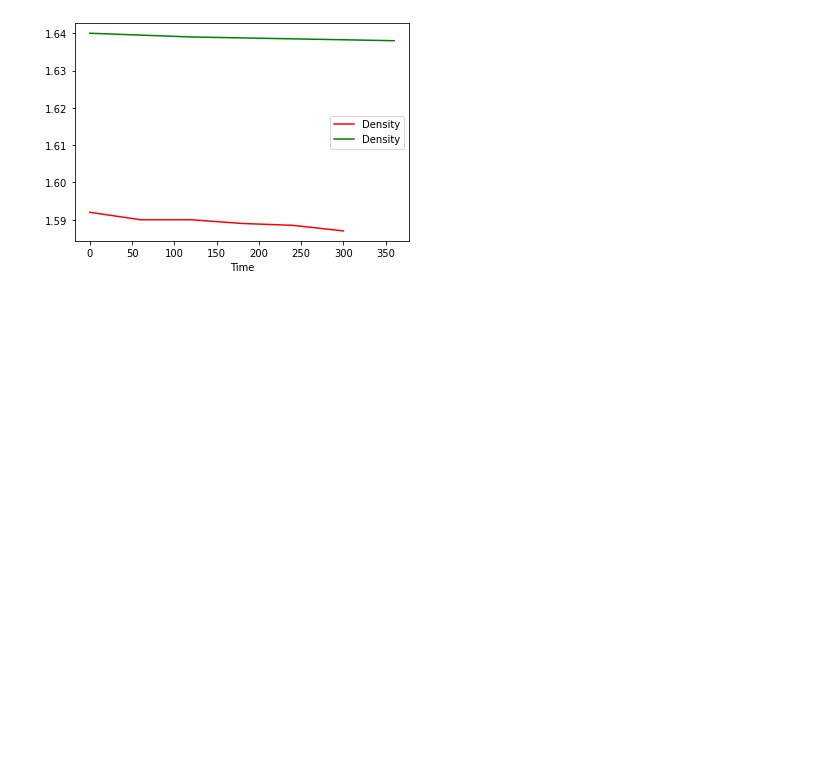
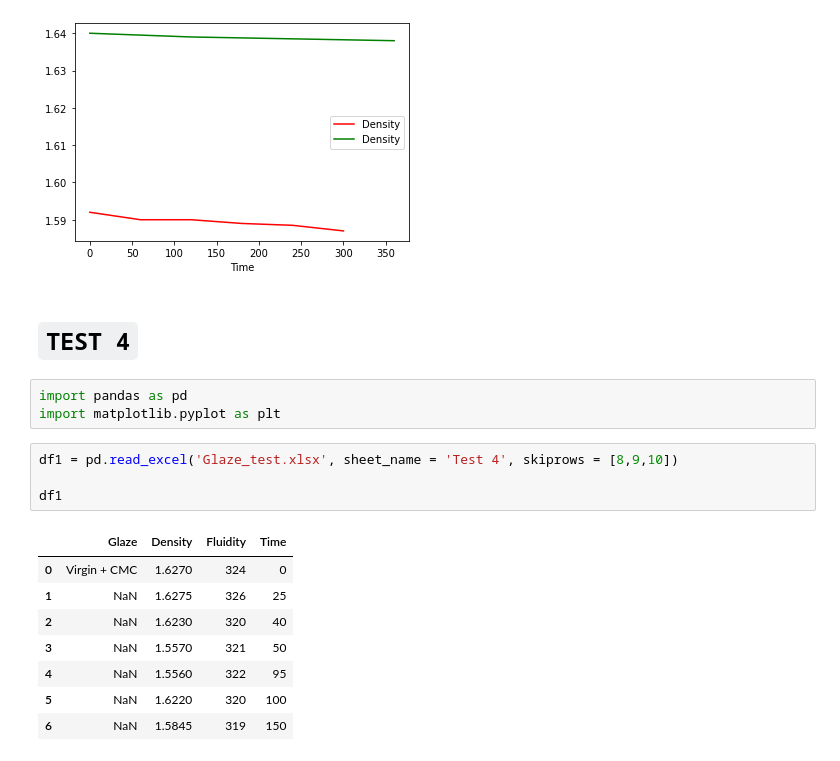
Before and after one commit to souzatya/Glaze-Additive-Predictor, a Jupyter notebook: Parametric_data_analysis_of_Brown_glaze.ipynb, the cells around one changed output. Cells and saved outputs as stored; diff of their text form; blank space fills up the shorter version.

```diff
--- a/Parametric_data_analysis_of_Brown_glaze.ipynb
+++ b/Parametric_data_analysis_of_Brown_glaze.ipynb
@@ -112,3 +112,21 @@ df2.plot(ax = ax, y = 'Density', x = 'Time', c = 'green')
 plt.show()
 # %% [output]
 [figure]
+# %% [markdown]
+# **`TEST 4`**
+# %%
+import pandas as pd
+import matplotlib.pyplot as plt
+# %%
+df1 = pd.read_excel('Glaze_test.xlsx', sheet_name = 'Test 4', skiprows = [8,9,10])
+
+df1
+# %% [output]
+|  | Glaze | Density | Fluidity | Time |
+| 0 | Virgin + CMC | 1.6270 | 324 | 0 |
+| 1 | NaN | 1.6275 | 326 | 25 |
+| 2 | NaN | 1.6230 | 320 | 40 |
+| 3 | NaN | 1.5570 | 321 | 50 |
+| 4 | NaN | 1.5560 | 322 | 95 |
+| 5 | NaN | 1.6220 | 320 | 100 |
+| 6 | NaN | 1.5845 | 319 | 150 |
```
Also changed, not shown: parts of 3 cells of this notebook.
